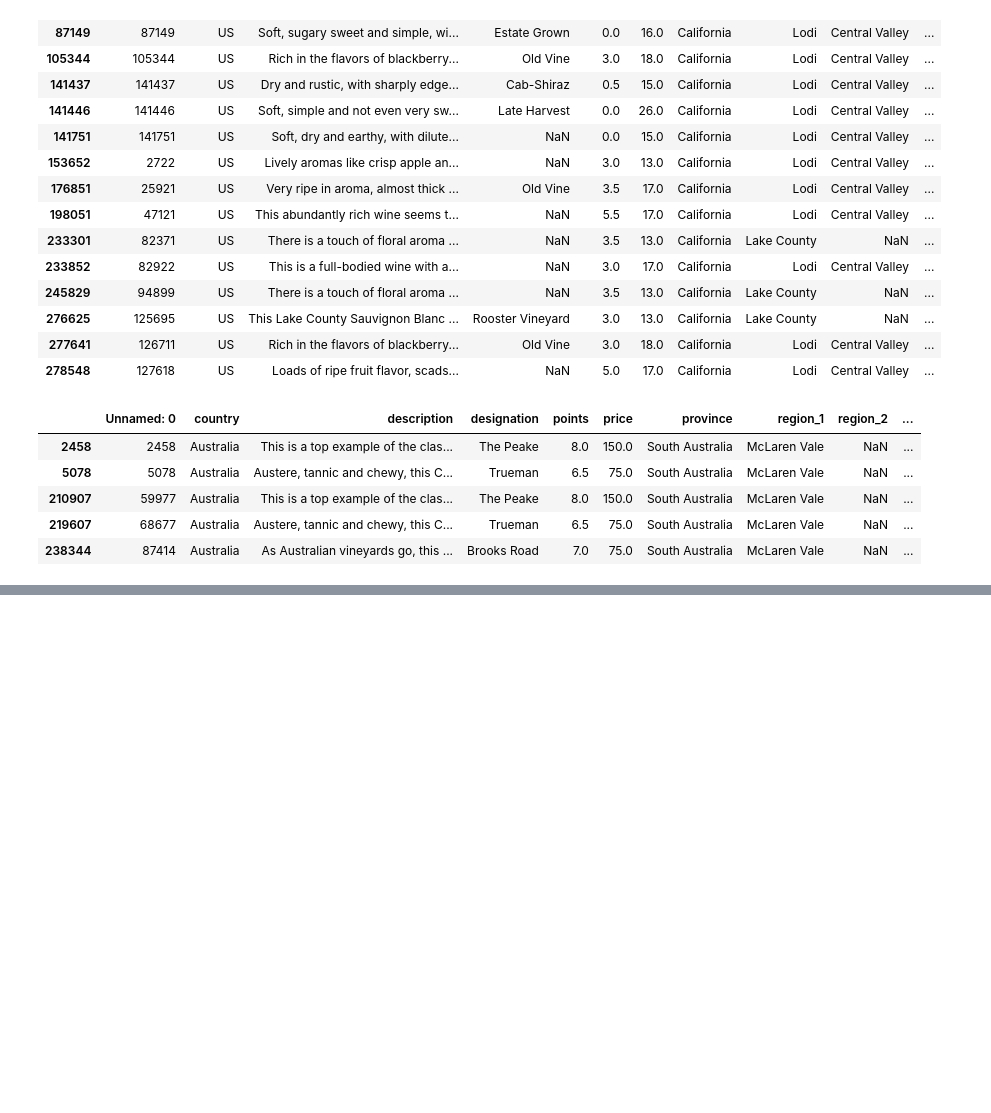
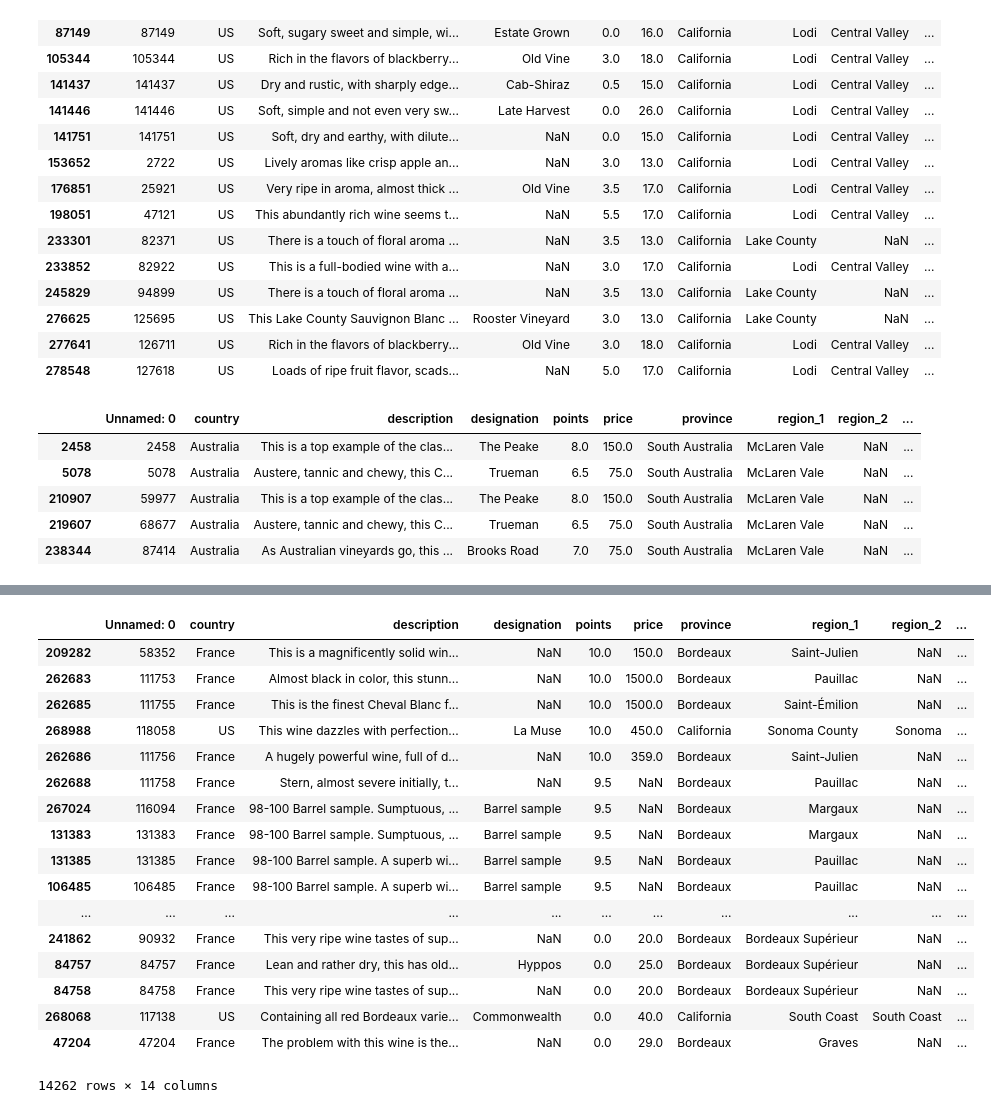
Before and after one commit to 7465BOOSC/Data-Mining-Project, a Jupyter notebook: Wine_Reviews.ipynb, the cells around one changed output, grey strips where cells are left out. Saved outputs shown, nothing was run; the diff lists cells and outputs as text; code cells hidden in the pictures; blank space fills up the shorter version.

```diff
--- a/Wine_Reviews.ipynb
+++ b/Wine_Reviews.ipynb
@@ -305,0 +350,24 @@ wine_data.loc[wine_data['winery'] == 'Hickinbotham']
+# %%
+top_bsrd = wine_data.loc[wine_data['variety'] == 'Bordeaux-style Red Blend']
+# %%
+#Looking at the largest amount of reviews with the highest average points rating
+top_bsrd.sort_values(by=['points'], ascending = False)
+# %% [output]
+|  | Unnamed: 0 | country | description | designation | points | price | province | region_1 | region_2 | ... |
+| 209282 | 58352 | France | This is a magnificently solid win... | NaN | 10.0 | 150.0 | Bordeaux | Saint-Julien | NaN | ... |
+| 262683 | 111753 | France | Almost black in color, this stunn... | NaN | 10.0 | 1500.0 | Bordeaux | Pauillac | NaN | ... |
+| 262685 | 111755 | France | This is the finest Cheval Blanc f... | NaN | 10.0 | 1500.0 | Bordeaux | Saint-Émilion | NaN | ... |
+| 268988 | 118058 | US | This wine dazzles with perfection... | La Muse | 10.0 | 450.0 | California | Sonoma County | Sonoma | ... |
+| 262686 | 111756 | France | A hugely powerful wine, full of d... | NaN | 10.0 | 359.0 | Bordeaux | Saint-Julien | NaN | ... |
+| 262688 | 111758 | France | Stern, almost severe initially, t... | NaN | 9.5 | NaN | Bordeaux | Pauillac | NaN | ... |
+| 267024 | 116094 | France | 98-100 Barrel sample. Sumptuous, ... | Barrel sample | 9.5 | NaN | Bordeaux | Margaux | NaN | ... |
+| 131383 | 131383 | France | 98-100 Barrel sample. Sumptuous, ... | Barrel sample | 9.5 | NaN | Bordeaux | Margaux | NaN | ... |
+| 131385 | 131385 | France | 98-100 Barrel sample. A superb wi... | Barrel sample | 9.5 | NaN | Bordeaux | Pauillac | NaN | ... |
+| 106485 | 106485 | France | 98-100 Barrel sample. A superb wi... | Barrel sample | 9.5 | NaN | Bordeaux | Pauillac | NaN | ... |
+| ... | ... | ... | ... | ... | ... | ... | ... | ... | ... | ... |
+| 241862 | 90932 | France | This very ripe wine tastes of sup... | NaN | 0.0 | 20.0 | Bordeaux | Bordeaux Supérieur | NaN | ... |
+| 84757 | 84757 | France | Lean and rather dry, this has old... | Hyppos | 0.0 | 25.0 | Bordeaux | Bordeaux Supérieur | NaN | ... |
+| 84758 | 84758 | France | This very ripe wine tastes of sup... | NaN | 0.0 | 20.0 | Bordeaux | Bordeaux Supérieur | NaN | ... |
+| 268068 | 117138 | US | Containing all red Bordeaux varie... | Commonwealth | 0.0 | 40.0 | California | South Coast | South Coast | ... |
+| 47204 | 47204 | France | The problem with this wine is the... | NaN | 0.0 | 29.0 | Bordeaux | Graves | NaN | ... |
+14262 rows × 14 columns
```
Also changed, not shown: parts of 19 cells of this notebook.
